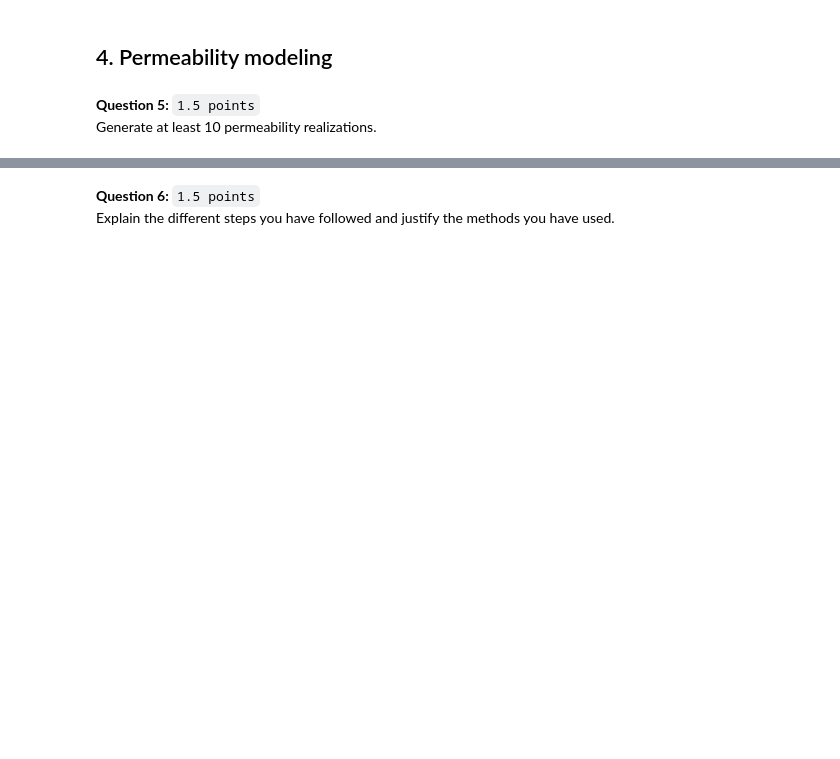
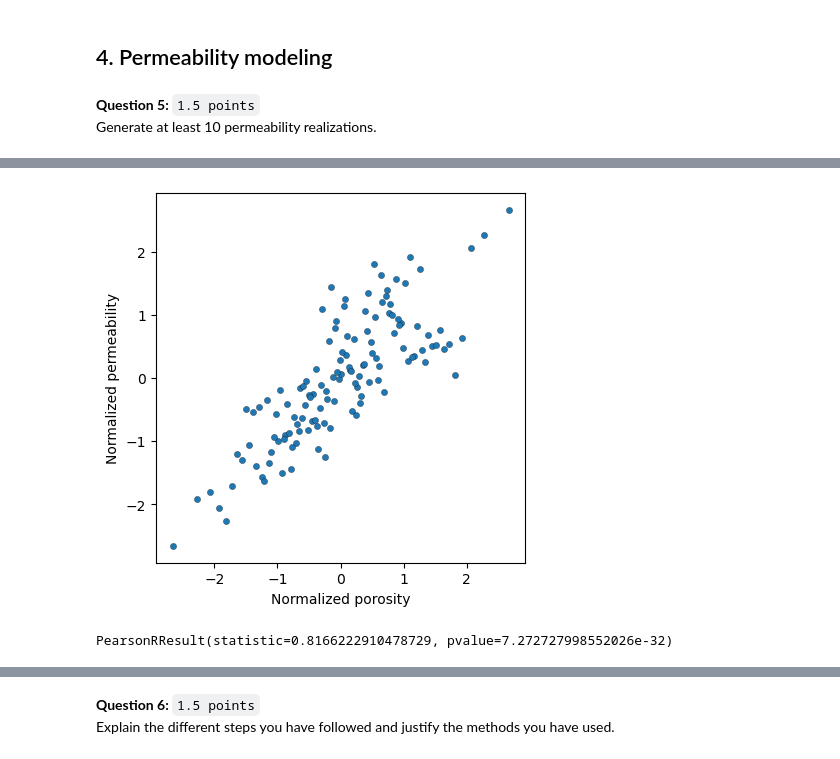
Before and after one commit to nandanajihha/Final-Assignment-Geomodelling, a Jupyter notebook: final-assignment.ipynb, the cells around one changed output, grey strips where cells are left out. Cells and saved outputs as stored; diff of their text form; code cells hidden in the pictures; blank space fills up the shorter version.

```diff
--- a/final-assignment.ipynb
+++ b/final-assignment.ipynb
@@ -674,0 +727,3 @@ Generate at least 10 permeability realizations.
+# %%
+nscore = NSCORE(facies_data_up, data_columns='Porosity')
+facies_data_up, trans_table = nscore.run()
@@ -674,0 +743,13 @@ Generate at least 10 permeability realizations.
+# %%
+fig, ax = plt.subplots()
+
+# Plot the relationship between normalized porosity and permeability
+ax.scatter(facies_data_up['NS:Porosity'], facies_data_up['NS:Permeability'], s=20, edgecolor='k', lw=0.2)
+# Set some legend elements
+ax.set(xlabel='Normalized porosity', ylabel='Normalized permeability', aspect='equal');
+# %% [output]
+[figure, added]
+# %%
+stats.pearsonr(facies_data_up['NS:Porosity'], facies_data_up['NS:Permeability'])
+# %% [output]
+PearsonRResult(statistic=0.8166222910478729, pvalue=7.272727998552026e-32)
```
Also changed, not shown: parts of 32 cells of this notebook.
